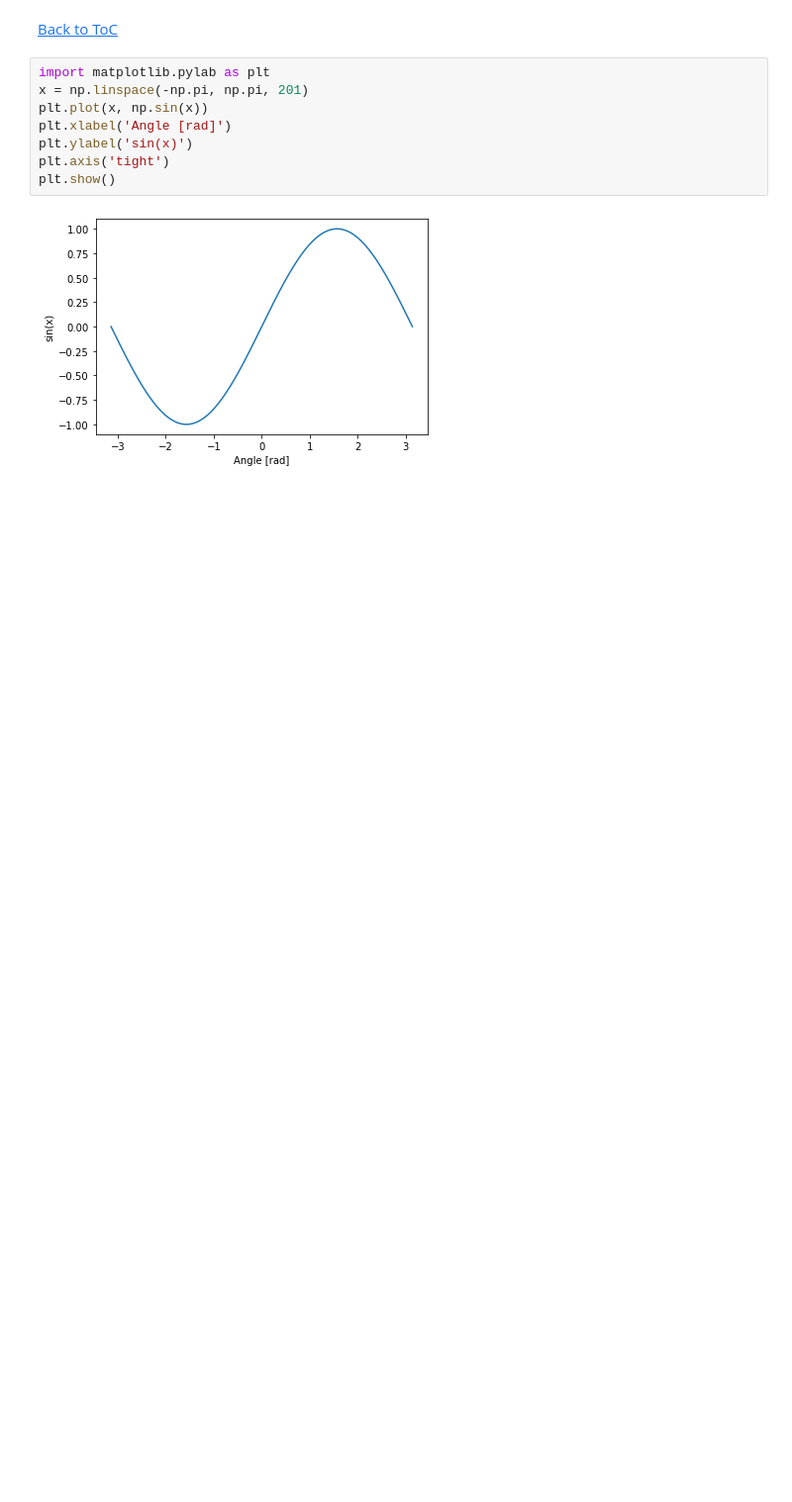
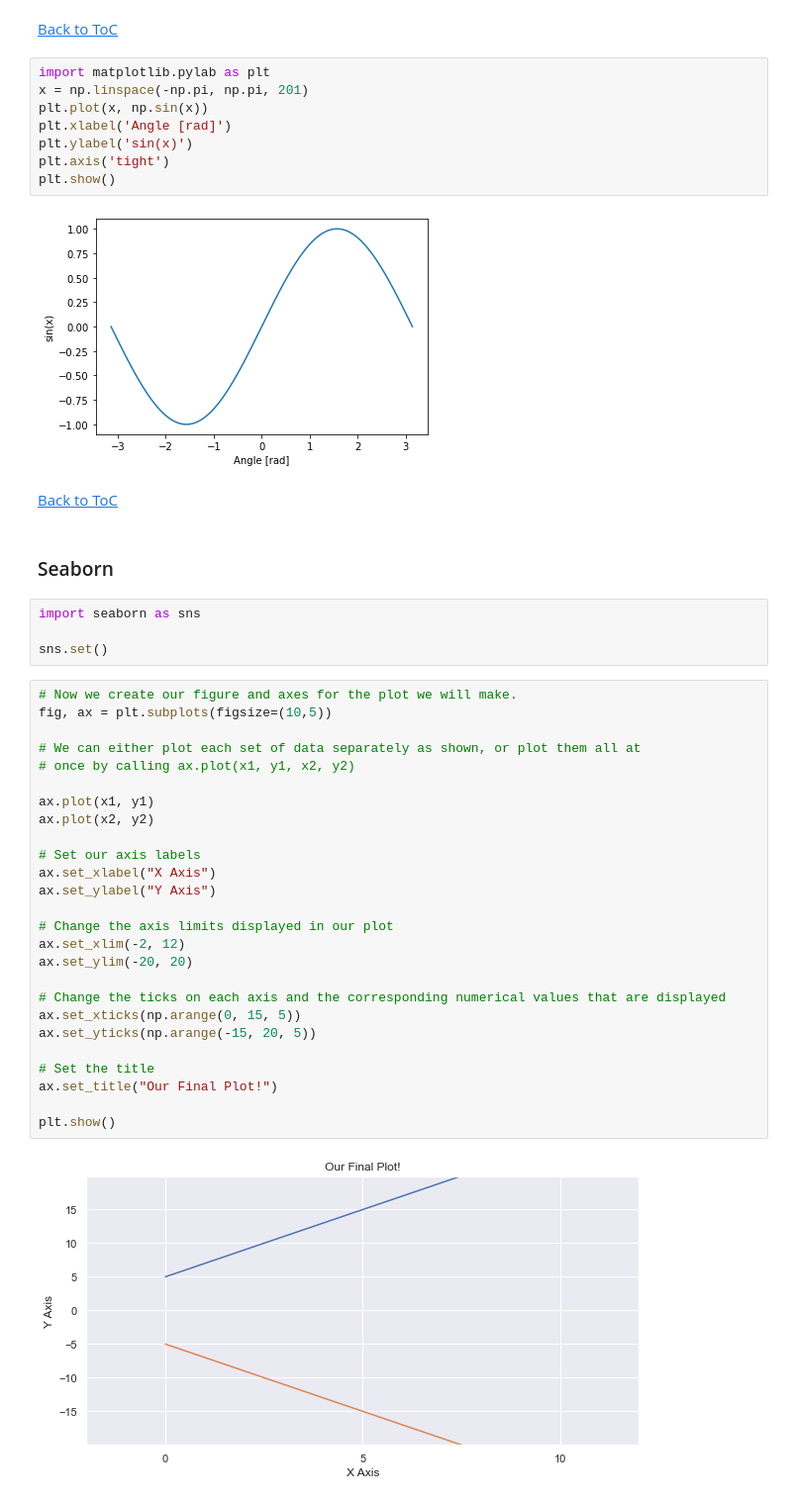
Before and after one commit to vblacklion/Data_Visualizations_with_Matplotlib_and_Seaborn, a Jupyter notebook: Matplotlib.ipynb, the cells around one changed output. Shown at 99% size. Cells and saved outputs as stored; diff of their text form; blank space fills up the shorter version.

Commit message:
Included Seaborn

```diff
--- a/Matplotlib.ipynb
+++ b/Matplotlib.ipynb
@@ -96,3 +155,40 @@ plt.axis('tight')
 plt.show()
 # %% [output]
 [figure]
+# %% [markdown]
+<a href='#toc'>Back to ToC</a>
+# %% [markdown]
+<a id='seaborn'></a>
+### Seaborn
+# %%
+import seaborn as sns
+
+sns.set()
+# %%
+# Now we create our figure and axes for the plot we will make.
+fig, ax = plt.subplots(figsize=(10,5))
+
+# We can either plot each set of data separately as shown, or plot them all at
+# once by calling ax.plot(x1, y1, x2, y2)
+
+ax.plot(x1, y1)
+ax.plot(x2, y2)
+
+# Set our axis labels
+ax.set_xlabel("X Axis")
+ax.set_ylabel("Y Axis")
+
+# Change the axis limits displayed in our plot
+ax.set_xlim(-2, 12)
+ax.set_ylim(-20, 20)
+
+# Change the ticks on each axis and the corresponding numerical values that are displayed
+ax.set_xticks(np.arange(0, 15, 5))
+ax.set_yticks(np.arange(-15, 20, 5))
+
+# Set the title
+ax.set_title("Our Final Plot!")
+
+plt.show()
+# %% [output]
+[figure, added]
```
Also changed, not shown: parts of 11 cells of this notebook.
